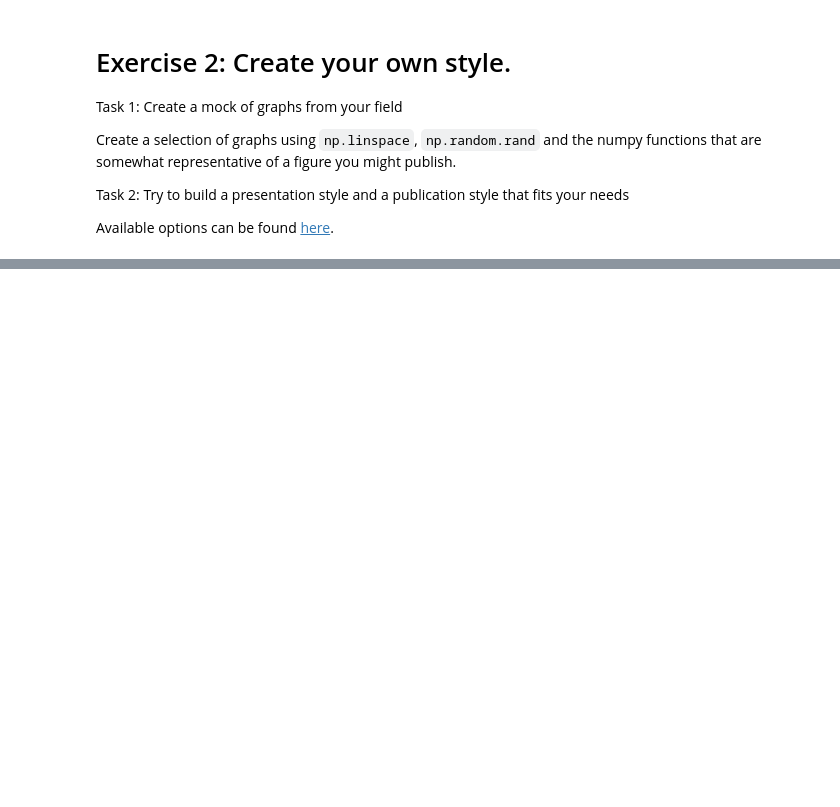
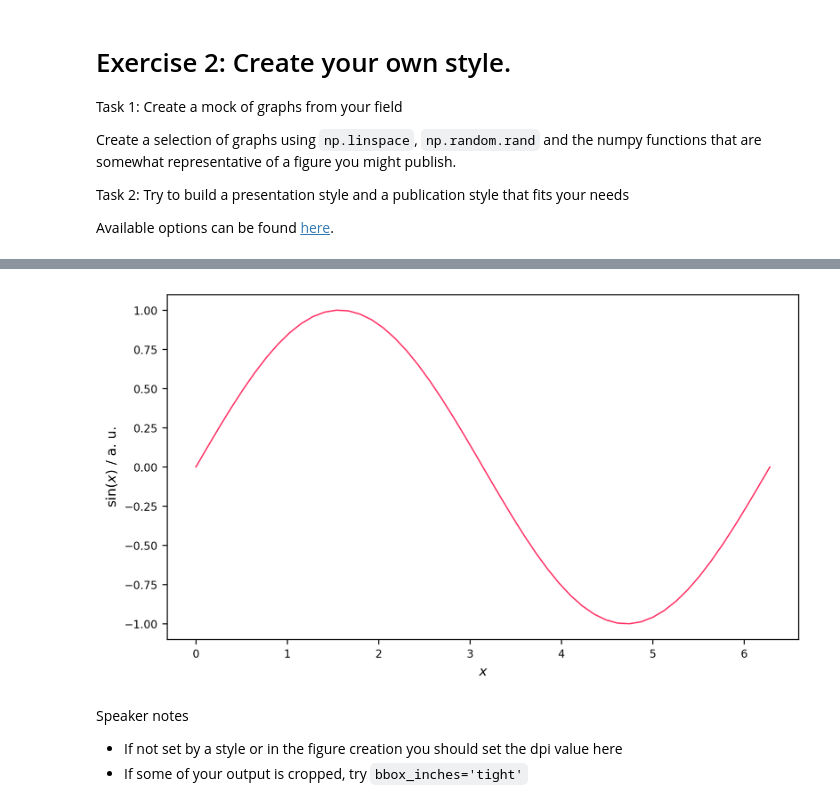
Before and after one commit to Niolon/DataAnalysisPython, a Jupyter notebook: Presentations/03_Matplotlib.ipynb, the cells around one changed output, grey strips where cells are left out. Drawn from its saved outputs; the diff is of its cells as text; code cells hidden in the pictures; blank space fills up the shorter version.

Commit message:
Complete matplotlib content

```diff
--- a/Presentations/03_Matplotlib.ipynb
+++ b/Presentations/03_Matplotlib.ipynb
@@ -243,0 +247,15 @@ Available options can be found [here](https://github.com/matplotlib/matplotlib/b
+# %%
+with plt.style.context(('mpl_styles/publication.mplstyle', 'mpl_styles/publication_twocolumn.mplstyle')):
+    fig, ax = plt.subplots()
+    x = np.linspace(0, 2 * np.pi)
+    ax.plot(x, np.sin(x), 'C2')
+    ax.set_xlabel('$x$')
+    ax.set_ylabel(r'$\sin(x)$ / a. u.')
+
+    fig.savefig('matplotlib_output.svg')
+# %% [output]
+[figure, added]
+# %% [markdown]
+Speaker notes
+ - If not set by a style or in the figure creation you should set the dpi value here
+ - If some of your output is cropped, try `bbox_inches='tight'`
```
Also changed, not shown: parts of 2 cells of this notebook, 1 other file.
